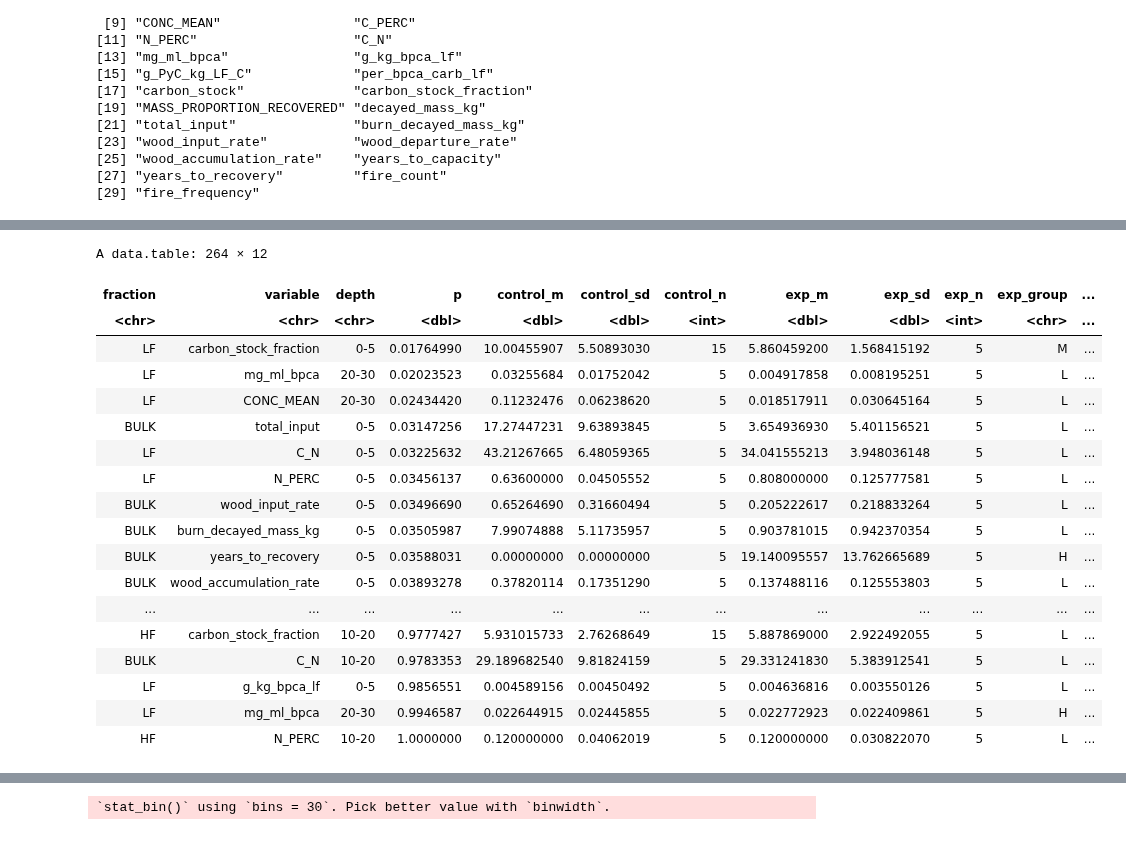
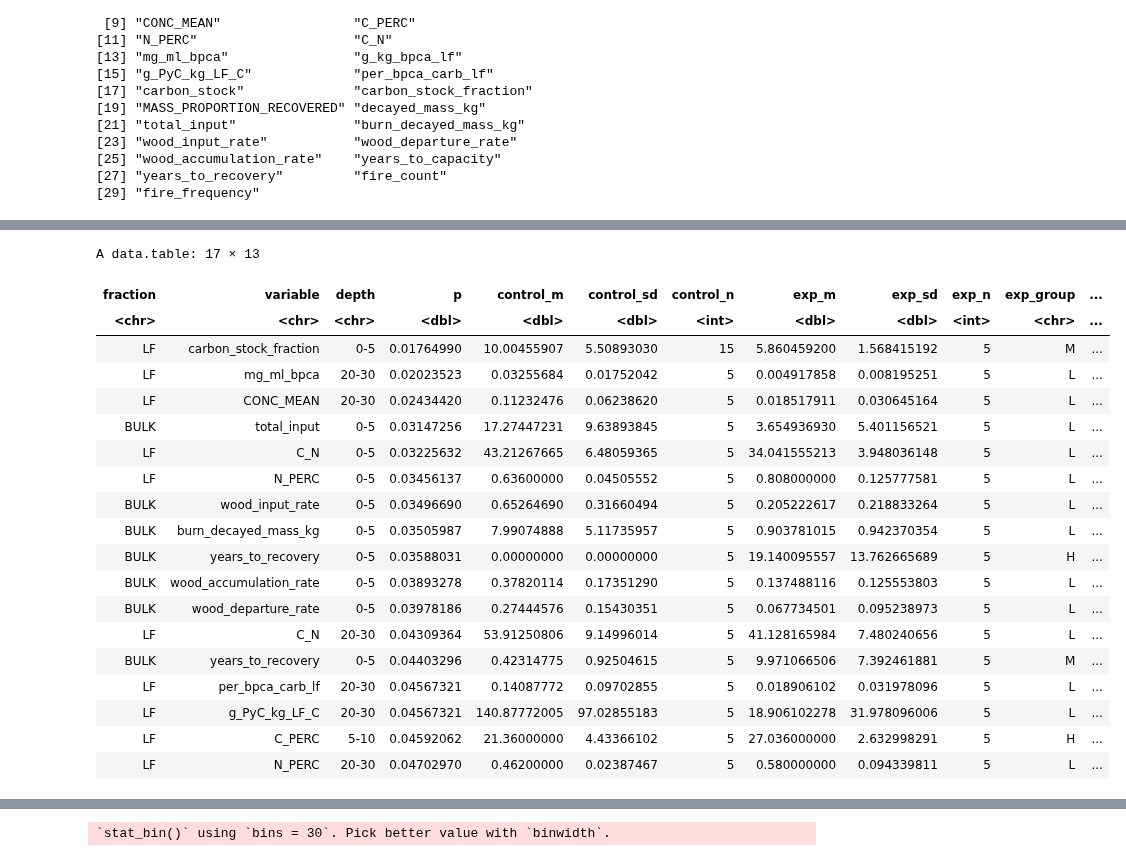
Before and after one commit to hayleypc/BPCA_HFF, a Jupyter notebook: BPCA_analysis_plotting.ipynb, the cells around one changed output, grey strips where cells are left out. Saved outputs shown, nothing was run; the diff lists cells and outputs as text; code cells hidden in the pictures.

```diff
--- a/BPCA_analysis_plotting.ipynb
+++ b/BPCA_analysis_plotting.ipynb
@@ -386,25 +404,29 @@ c('decayed_mass_kg','total_input','burn_decayed_mass_kg','wood_input_rate','wood
 lapply(function(variable){
 c('H','M','L') %>%
 lapply(function(group){
-control_dt <- analysis_full_bpca_exp_dt[exp_group ==group][BURN_SEVERITY=='control'][FRACTION == frac]
-exp_dt <- analysis_full_bpca_exp_dt[exp_group ==group][BURN_SEVERITY!='control'][FRACTION == frac]
+(analysis_full_bpca_exp_dt$DEPTH %>% levels)[1] %>%
+lapply(function(depth){
+
+control_dt <- analysis_full_bpca_exp_dt[exp_group ==group][BURN_SEVERITY=='control'][FRACTION == frac][DEPTH==depth][,pair:=SITE %>% gsub('C','',.) %>% gsub(group,'',.) %>% as.numeric][order(pair),]
+exp_dt <- analysis_full_bpca_exp_dt[exp_group ==group][BURN_SEVERITY!='control'][FRACTION == frac][DEPTH==depth][,pair:=SITE %>% gsub('C','',.) %>% gsub(group,'',.) %>% as.numeric][order(pair),]
 
 
-(exp_dt$DEPTH %>% levels)[1] %>%
-lapply(function(y){
-
-t_result <- t.test(control_dt[FRACTION == frac][DEPTH==y][[variable]] ,exp_dt[FRACTION == frac][DEPTH==y][[variable]] )
+t_result <- t.test(control_dt[[variable]] ,exp_dt[[variable]])
 data.table(fraction=frac,
           variable=variable,
           burn_severity = unique(exp_dt$burn_severity),
-          depth=y,p=t_result$p.value,
-          control_m = mean(control_dt[FRACTION == frac][DEPTH==y][[variable]],na.rm=T),
-          control_sd = sd(control_dt[FRACTION == frac][DEPTH==y][[variable]],na.rm=T),
-          control_n = length(control_dt[FRACTION == frac][DEPTH==y][[variable]] ),
-          exp_m = mean(exp_dt[FRACTION == frac][DEPTH==y][[variable]],na.rm=T),
-          exp_sd = sd(exp_dt[FRACTION == frac][DEPTH==y][[variable]],na.rm=T),
-          exp_n = length(exp_dt[FRACTION == frac][DEPTH==y][[variable]] ),
+          depth=depth,
+          p=t_result$p.value,
+          control_m = mean(control_dt[FRACTION == frac][[variable]],na.rm=T),
+          control_sd = sd(control_dt[FRACTION == frac][[variable]],na.rm=T),
+          control_n = length(control_dt[FRACTION == frac][[variable]] ),
+          exp_m = mean(exp_dt[FRACTION == frac][[variable]],na.rm=T),
+          exp_sd = sd(exp_dt[FRACTION == frac][[variable]],na.rm=T),
+          exp_n = length(exp_dt[FRACTION == frac][[variable]] ),
           exp_group = group
+          # pair = control_dt$pair
+          # exp_x = exp_dt[[variable]],
+          # cont_x = control_dt[[variable]]
           )
 
 }) %>% rbindlist
@@ -447,22 +479,23 @@ A data.table: 36 × 12
 # %%
-t_tests_dt[order(p)]
+t_tests_dt[order(p)][p <0.05]
 # %% [output]
-A data.table: 264 × 12
+A data.table: 17 × 13
 | fraction | variable | depth | p | control_m | control_sd | control_n | exp_m | exp_sd | exp_n | exp_group | ... |
 | <chr> | <chr> | <chr> | <dbl> | <dbl> | <dbl> | <int> | <dbl> | <dbl> | <int> | <chr> | ... |
 | LF | carbon_stock_fraction | 0-5 | 0.01764990 | 10.00455907 | 5.50893030 | 15 | 5.860459200 | 1.568415192 | 5 | M | ... |
 | LF | mg_ml_bpca | 20-30 | 0.02023523 | 0.03255684 | 0.01752042 | 5 | 0.004917858 | 0.008195251 | 5 | L | ... |
 | LF | CONC_MEAN | 20-30 | 0.02434420 | 0.11232476 | 0.06238620 | 5 | 0.018517911 | 0.030645164 | 5 | L | ... |
 | BULK | total_input | 0-5 | 0.03147256 | 17.27447231 | 9.63893845 | 5 | 3.654936930 | 5.401156521 | 5 | L | ... |
 | LF | C_N | 0-5 | 0.03225632 | 43.21267665 | 6.48059365 | 5 | 34.041555213 | 3.948036148 | 5 | L | ... |
 | LF | N_PERC | 0-5 | 0.03456137 | 0.63600000 | 0.04505552 | 5 | 0.808000000 | 0.125777581 | 5 | L | ... |
 | BULK | wood_input_rate | 0-5 | 0.03496690 | 0.65264690 | 0.31660494 | 5 | 0.205222617 | 0.218833264 | 5 | L | ... |
 | BULK | burn_decayed_mass_kg | 0-5 | 0.03505987 | 7.99074888 | 5.11735957 | 5 | 0.903781015 | 0.942370354 | 5 | L | ... |
 | BULK | years_to_recovery | 0-5 | 0.03588031 | 0.00000000 | 0.00000000 | 5 | 19.140095557 | 13.762665689 | 5 | H | ... |
 | BULK | wood_accumulation_rate | 0-5 | 0.03893278 | 0.37820114 | 0.17351290 | 5 | 0.137488116 | 0.125553803 | 5 | L | ... |
-| ... | ... | ... | ... | ... | ... | ... | ... | ... | ... | ... | ... |
-| HF | carbon_stock_fraction | 10-20 | 0.9777427 | 5.931015733 | 2.76268649 | 15 | 5.887869000 | 2.922492055 | 5 | L | ... |
-| BULK | C_N | 10-20 | 0.9783353 | 29.189682540 | 9.81824159 | 5 | 29.331241830 | 5.383912541 | 5 | L | ... |
-| LF | g_kg_bpca_lf | 0-5 | 0.9856551 | 0.004589156 | 0.00450492 | 5 | 0.004636816 | 0.003550126 | 5 | L | ... |
-| LF | mg_ml_bpca | 20-30 | 0.9946587 | 0.022644915 | 0.02445855 | 5 | 0.022772923 | 0.022409861 | 5 | H | ... |
-| HF | N_PERC | 10-20 | 1.0000000 | 0.120000000 | 0.04062019 | 5 | 0.120000000 | 0.030822070 | 5 | L | ... |
+| BULK | wood_departure_rate | 0-5 | 0.03978186 | 0.27444576 | 0.15430351 | 5 | 0.067734501 | 0.095238973 | 5 | L | ... |
+| LF | C_N | 20-30 | 0.04309364 | 53.91250806 | 9.14996014 | 5 | 41.128165984 | 7.480240656 | 5 | L | ... |
+| BULK | years_to_recovery | 0-5 | 0.04403296 | 0.42314775 | 0.92504615 | 5 | 9.971066506 | 7.392461881 | 5 | M | ... |
+| LF | per_bpca_carb_lf | 20-30 | 0.04567321 | 0.14087772 | 0.09702855 | 5 | 0.018906102 | 0.031978096 | 5 | L | ... |
+| LF | g_PyC_kg_LF_C | 20-30 | 0.04567321 | 140.87772005 | 97.02855183 | 5 | 18.906102278 | 31.978096006 | 5 | L | ... |
+| LF | C_PERC | 5-10 | 0.04592062 | 21.36000000 | 4.43366102 | 5 | 27.036000000 | 2.632998291 | 5 | H | ... |
+| LF | N_PERC | 20-30 | 0.04702970 | 0.46200000 | 0.02387467 | 5 | 0.580000000 | 0.094339811 | 5 | L | ... |
```
Also changed, not shown: parts of 33 cells of this notebook.
